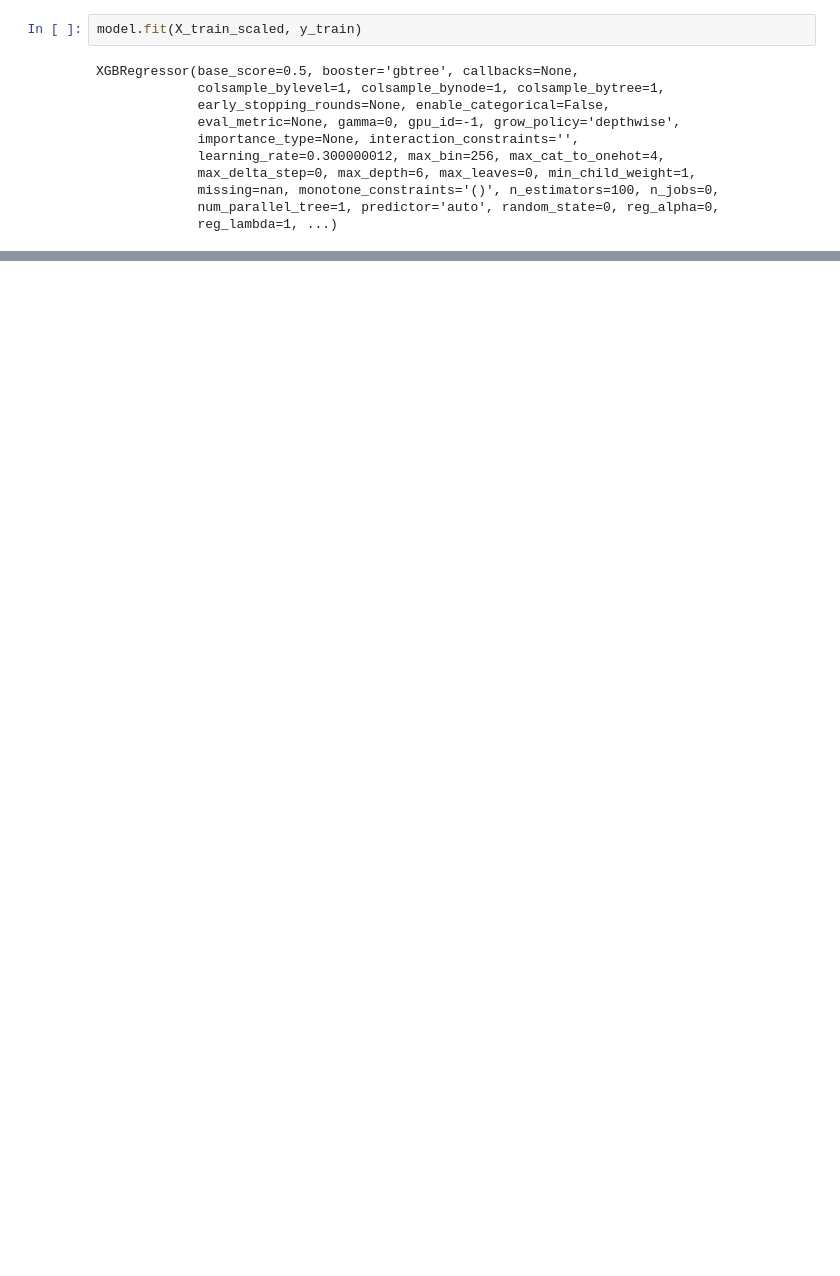
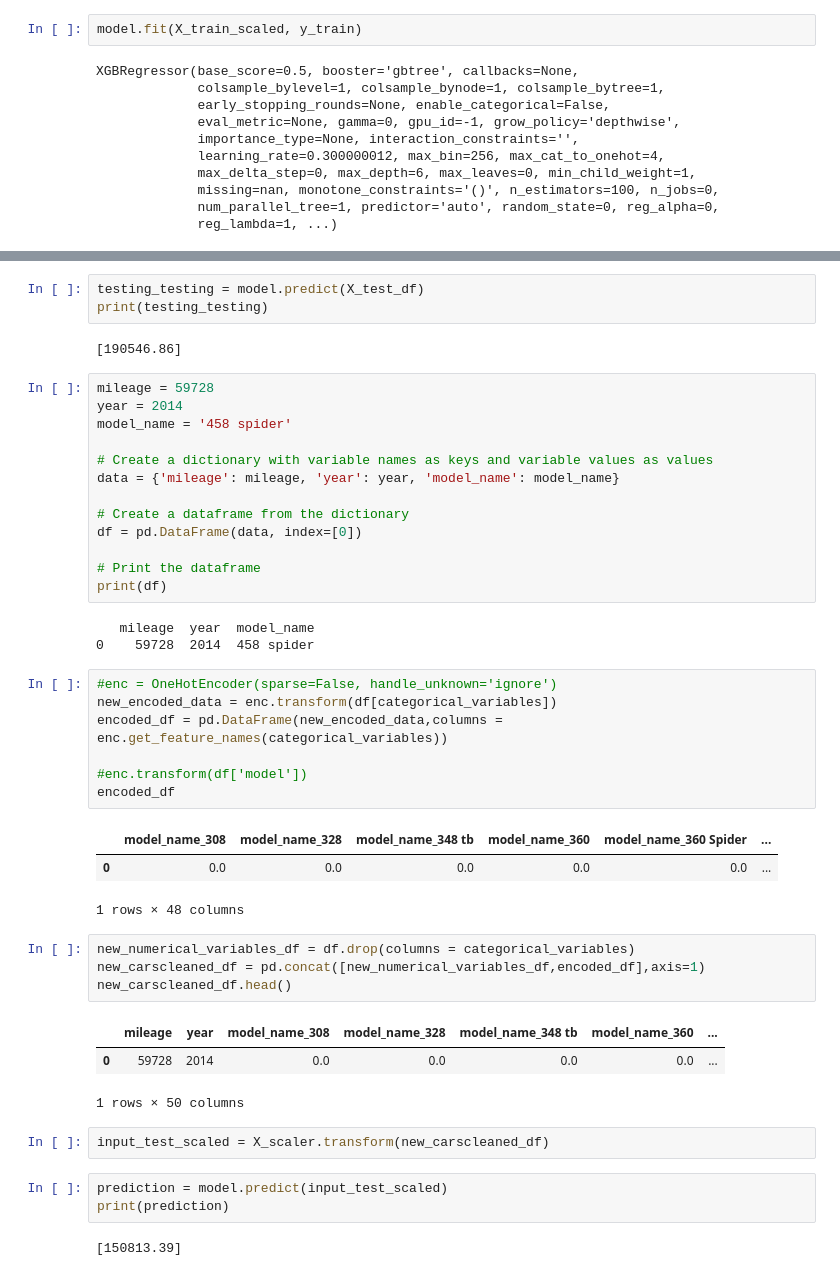
Before and after one commit to anuraggargLTI/project_3, a Jupyter notebook: ml_model/ml_model.ipynb, the cells around one changed output, grey strips where cells are left out. Cells and saved outputs as stored; diff of their text form; blank space fills up the shorter version.

Commit message:
integration testing

```diff
--- a/ml_model/ml_model.ipynb
+++ b/ml_model/ml_model.ipynb
@@ -158,0 +173,47 @@ plt.show()
+# %%
+testing_testing = model.predict(X_test_df)
+print(testing_testing)
+# %% [output]
+[190546.86]
+# %%
+mileage = 59728
+year = 2014
+model_name = '458 spider'
+
+# Create a dictionary with variable names as keys and variable values as values
+data = {'mileage': mileage, 'year': year, 'model_name': model_name}
+
+# Create a dataframe from the dictionary
+df = pd.DataFrame(data, index=[0])
+
+# Print the dataframe
+print(df)
+# %% [output]
+   mileage  year  model_name
+0    59728  2014  458 spider
+# %%
+#enc = OneHotEncoder(sparse=False, handle_unknown='ignore')
+new_encoded_data = enc.transform(df[categorical_variables])
+encoded_df = pd.DataFrame(new_encoded_data,columns = enc.get_feature_names(categorical_variables))
+
+#enc.transform(df['model'])
+encoded_df
+# %% [output]
+|  | model_name_308 | model_name_328 | model_name_348 tb | model_name_360 | model_name_360 Spider | ... |
+| 0 | 0.0 | 0.0 | 0.0 | 0.0 | 0.0 | ... |
+1 rows × 48 columns
+# %%
+new_numerical_variables_df = df.drop(columns = categorical_variables)
+new_carscleaned_df = pd.concat([new_numerical_variables_df,encoded_df],axis=1)
+new_carscleaned_df.head()
+# %% [output]
+|  | mileage | year | model_name_308 | model_name_328 | model_name_348 tb | model_name_360 | ... |
+| 0 | 59728 | 2014 | 0.0 | 0.0 | 0.0 | 0.0 | ... |
+1 rows × 50 columns
+# %%
+input_test_scaled = X_scaler.transform(new_carscleaned_df)
+# %%
+prediction = model.predict(input_test_scaled)
+print(prediction)
+# %% [output]
+[150813.39]
```
Also changed, not shown: parts of 19 cells of this notebook, 3 other files.
